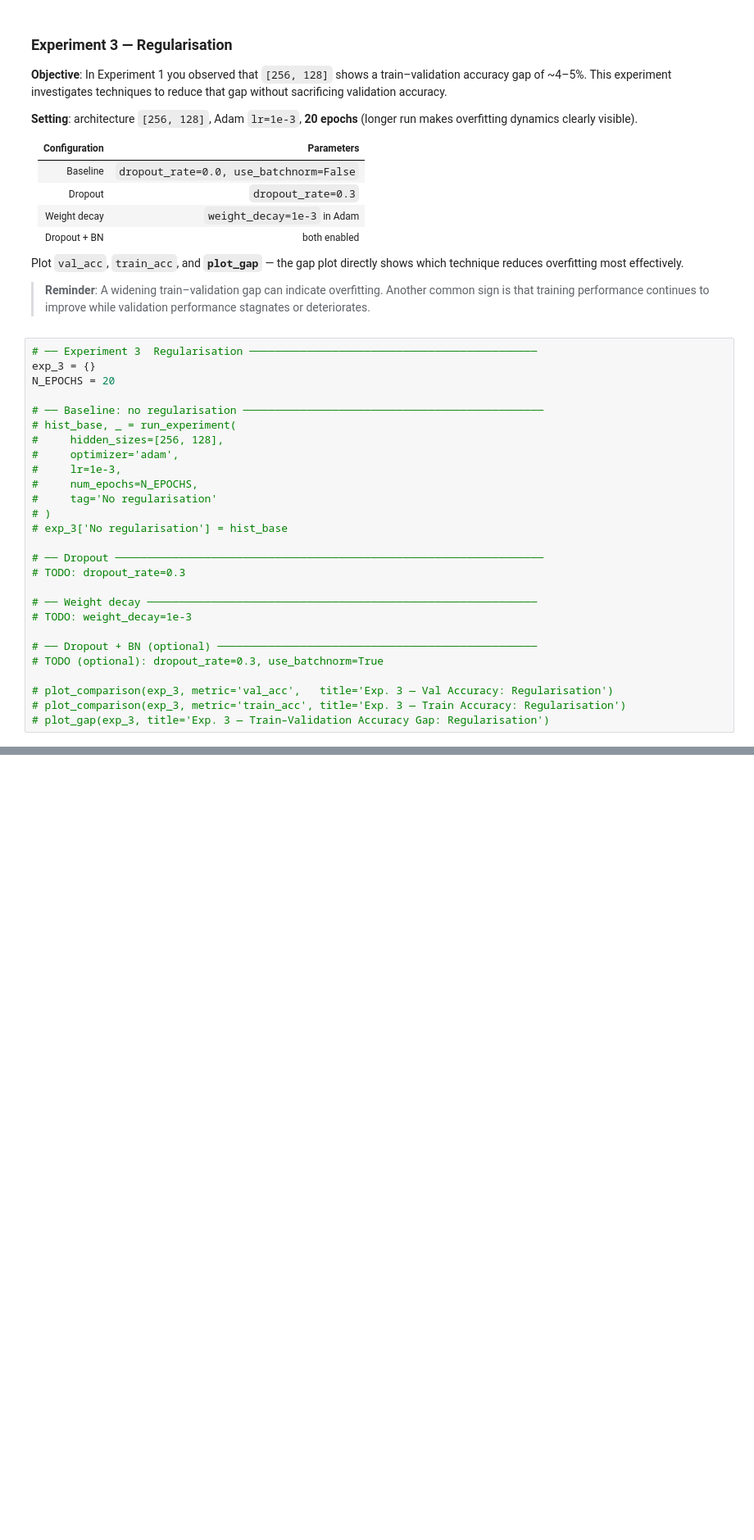
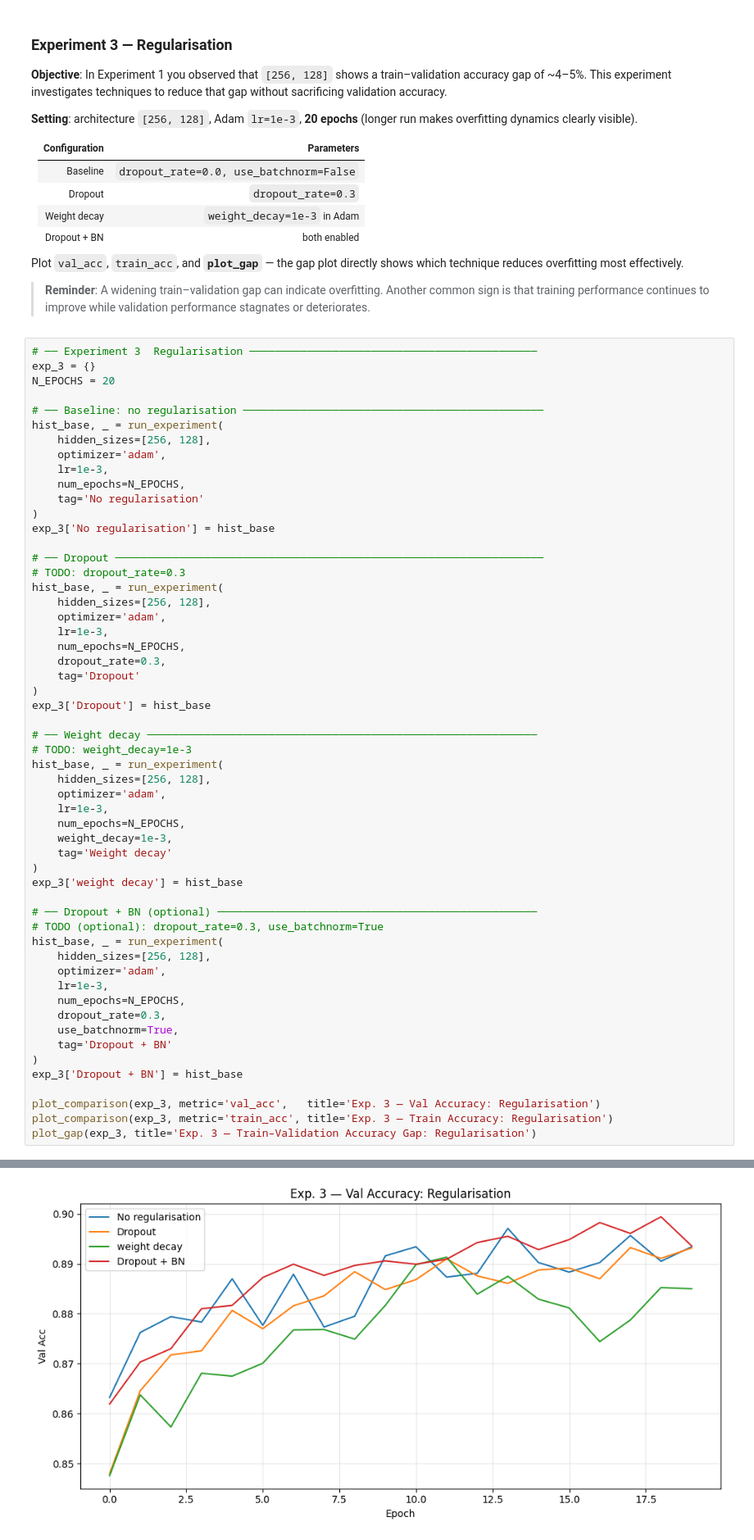
Before and after one commit to Dania592/DeepLearningTps, a Jupyter notebook: tp1-pytorch-mlp.ipynb, the cells around one changed output, grey strips where cells are left out. Shown at 82% size. Drawn from its saved outputs; the diff is of its cells as text; blank space fills up the shorter version.

```diff
--- a/tp1-pytorch-mlp.ipynb
+++ b/tp1-pytorch-mlp.ipynb
@@ -832,24 +1006,53 @@ exp_3 = {}
 N_EPOCHS = 20
 
 # ── Baseline: no regularisation ───────────────────────────────────────────────
-# hist_base, _ = run_experiment(
-#     hidden_sizes=[256, 128],
-#     optimizer='adam',
-#     lr=1e-3,
-#     num_epochs=N_EPOCHS,
-#     tag='No regularisation'
-# )
-# exp_3['No regularisation'] = hist_base
+hist_base, _ = run_experiment(
+    hidden_sizes=[256, 128],
+    optimizer='adam',
+    lr=1e-3,
+    num_epochs=N_EPOCHS,
+    tag='No regularisation'
+)
+exp_3['No regularisation'] = hist_base
 
 # ── Dropout ───────────────────────────────────────────────────────────────────
 # TODO: dropout_rate=0.3
+hist_base, _ = run_experiment(
+    hidden_sizes=[256, 128],
+    optimizer='adam',
+    lr=1e-3,
+    num_epochs=N_EPOCHS,
+    dropout_rate=0.3,
+    tag='Dropout'
+)
+exp_3['Dropout'] = hist_base
 
 # ── Weight decay ─────────────────────────────────────────────────────────────
 # TODO: weight_decay=1e-3
+hist_base, _ = run_experiment(
+    hidden_sizes=[256, 128],
+    optimizer='adam',
+    lr=1e-3,
+    num_epochs=N_EPOCHS,
+    weight_decay=1e-3,
+    tag='Weight decay'
+)
+exp_3['weight decay'] = hist_base
 
 # ── Dropout + BN (optional) ──────────────────────────────────────────────────
 # TODO (optional): dropout_rate=0.3, use_batchnorm=True
+hist_base, _ = run_experiment(
+    hidden_sizes=[256, 128],
+    optimizer='adam',
+    lr=1e-3,
+    num_epochs=N_EPOCHS,
+    dropout_rate=0.3,
+    use_batchnorm=True,
+    tag='Dropout + BN'
+)
+exp_3['Dropout + BN'] = hist_base
 
-# plot_comparison(exp_3, metric='val_acc',   title='Exp. 3 — Val Accuracy: Regularisation')
-# plot_comparison(exp_3, metric='train_acc', title='Exp. 3 — Train Accuracy: Regularisation')
-# plot_gap(exp_3, title='Exp. 3 — Train–Validation Accuracy Gap: Regularisation')
+plot_comparison(exp_3, metric='val_acc',   title='Exp. 3 — Val Accuracy: Regularisation')
+plot_comparison(exp_3, metric='train_acc', title='Exp. 3 — Train Accuracy: Regularisation')
+plot_gap(exp_3, title='Exp. 3 — Train–Validation Accuracy Gap: Regularisation')
+# %% [output]
@@ -855,0 +1076 @@ N_EPOCHS = 20
+[figure, added]
```
Also changed, not shown: parts of 19 cells of this notebook.
